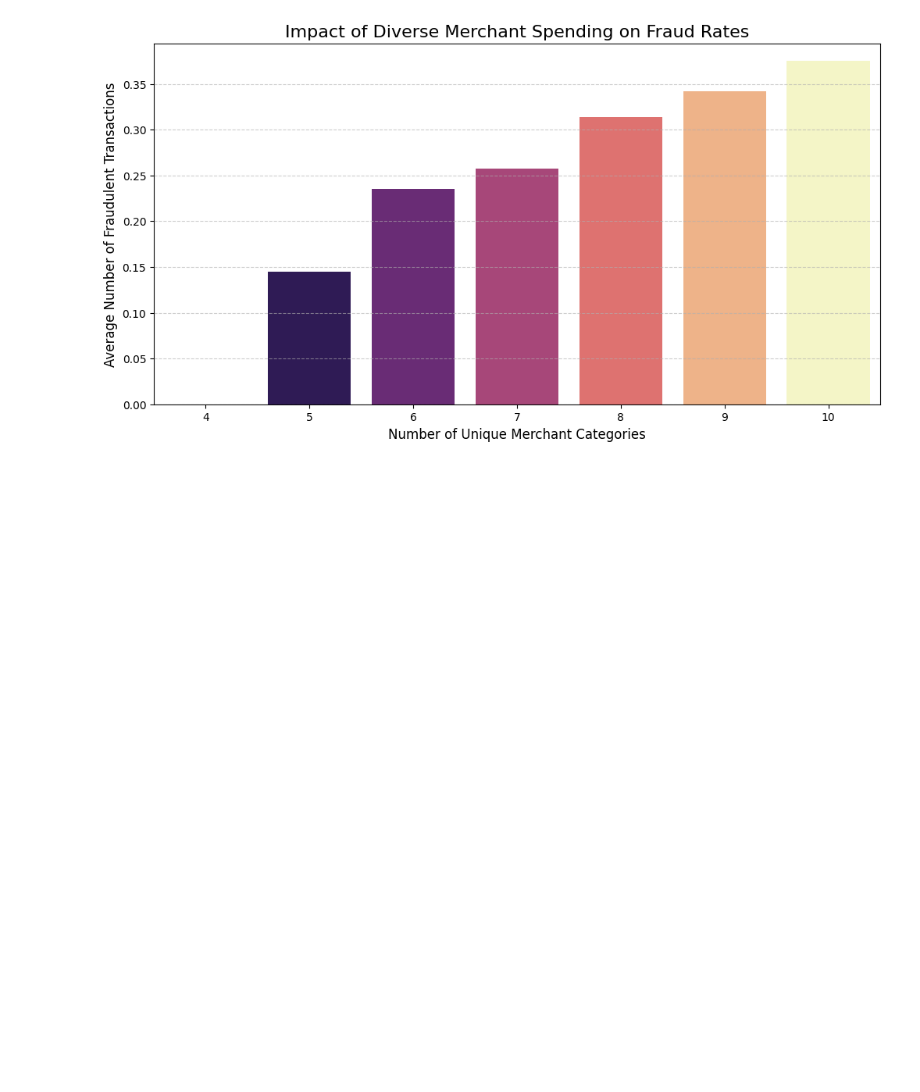
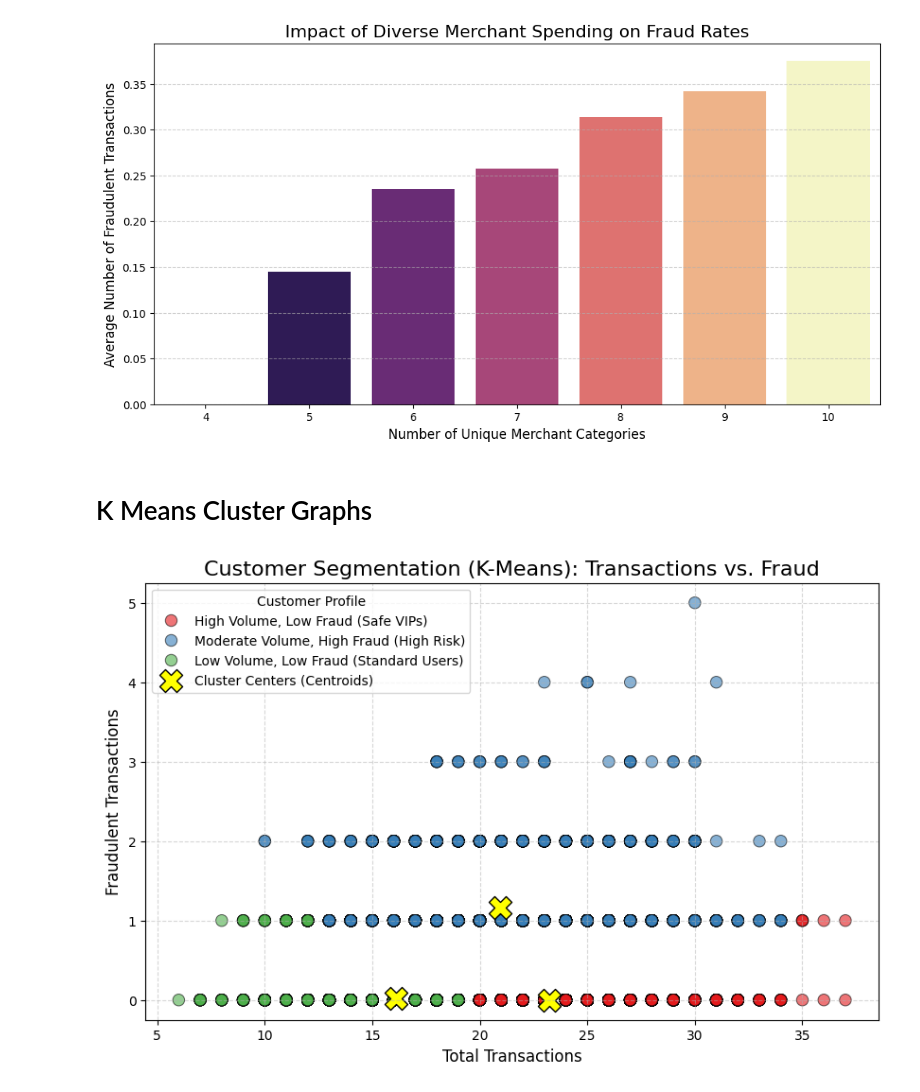
Before and after one commit to Donks9504/Business-Intelligence-and-Data-Mining, a Jupyter notebook: credit card analysis graphs.ipynb, the cells around one changed output. Drawn from its saved outputs; the diff is of its cells as text; code cells hidden in the pictures; blank space fills up the shorter version.

```diff
--- a/credit card analysis graphs.ipynb
+++ b/credit card analysis graphs.ipynb
@@ -209,0 +238,78 @@ Transaction Correlation Graphs
+# %% [markdown]
+# K Means Cluster Graphs
+# %%
+# 1. Import necessary libraries
+import pandas as pd
+import matplotlib.pyplot as plt
+import seaborn as sns
+from sklearn.cluster import KMeans
+from sklearn.preprocessing import StandardScaler
+
+# 2. Load the dataset
+df = pd.read_csv('Credit_Card_Dataset.csv')
+
+# 3. Select the features for clustering
+features = ['Total_Transactions', 'Fraud_Transactions']
+X = df[features]
+
+# 4. Scale the data
+# K-Means calculates physical distance between points. We MUST scale the data
+# so 'Total_Transactions' (which can be 30+) doesn't mathematically overpower
+# 'Fraud_Transactions' (which is usually 0-5).
+scaler = StandardScaler()
+X_scaled = scaler.fit_transform(X)
+
+# 5. Build the K-Means Model
+# We set n_clusters=3 to create 3 distinct "Customer Segments"
+kmeans = KMeans(n_clusters=3, random_state=42, n_init=10)
+df['Cluster'] = kmeans.fit_predict(X_scaled)
+
+# Map the clusters to meaningful business names
+segment_names = {
+    0: 'High Volume, Low Fraud (Safe VIPs)',
+    1: 'Moderate Volume, High Fraud (High Risk)',
+    2: 'Low Volume, Low Fraud (Standard Users)'
+}
+df['Customer_Segment'] = df['Cluster'].map(segment_names)
+
+# 6. VISUALIZATION: The Scatter Plot
+plt.figure(figsize=(10, 6))
+
+# Plot the individual customers
+sns.scatterplot(
+    data=df,
+    x='Total_Transactions',
+    y='Fraud_Transactions',
+    hue='Customer_Segment',
+    palette='Set1',
+    s=80,      # Size of the dots
+    alpha=0.6, # Transparency to see overlapping points
+    edgecolor='black'
+)
+
+# 7. Add the Cluster Centers (The "Centroids")
+# We have to reverse the scaling so the "X" marks show up on the correct normal numbers
+centers_unscaled = scaler.inverse_transform(kmeans.cluster_centers_)
+plt.scatter(
+    centers_unscaled[:, 0],
+    centers_unscaled[:, 1],
+    c='yellow',
+    s=300,
+    marker='X',
+    edgecolor='black',
+    label='Cluster Centers (Centroids)'
+)
+
+plt.title('Customer Segmentation (K-Means): Transactions vs. Fraud', fontsize=16)
+plt.xlabel('Total Transactions', fontsize=12)
+plt.ylabel('Fraudulent Transactions', fontsize=12)
+plt.legend(title='Customer Profile')
+plt.grid(True, linestyle='--', alpha=0.5)
+
+plt.show()
+
+# 8. Print the averages for each cluster for your report!
+print("--- Average Values per Customer Segment ---")
+print(df.groupby('Customer_Segment')[features].mean())
+# %% [output]
+[figure, added]
```
Also changed, not shown: parts of 9 cells of this notebook.
